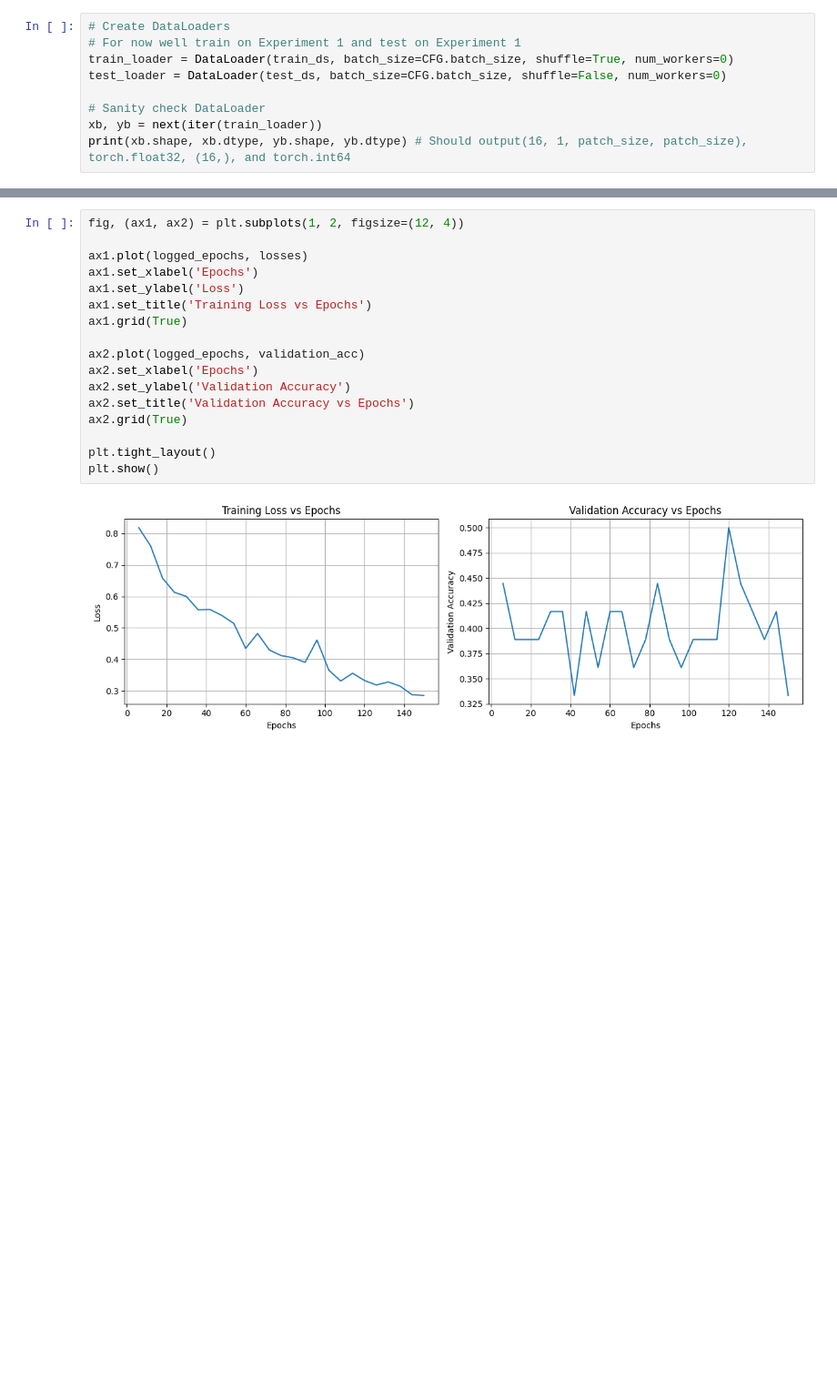
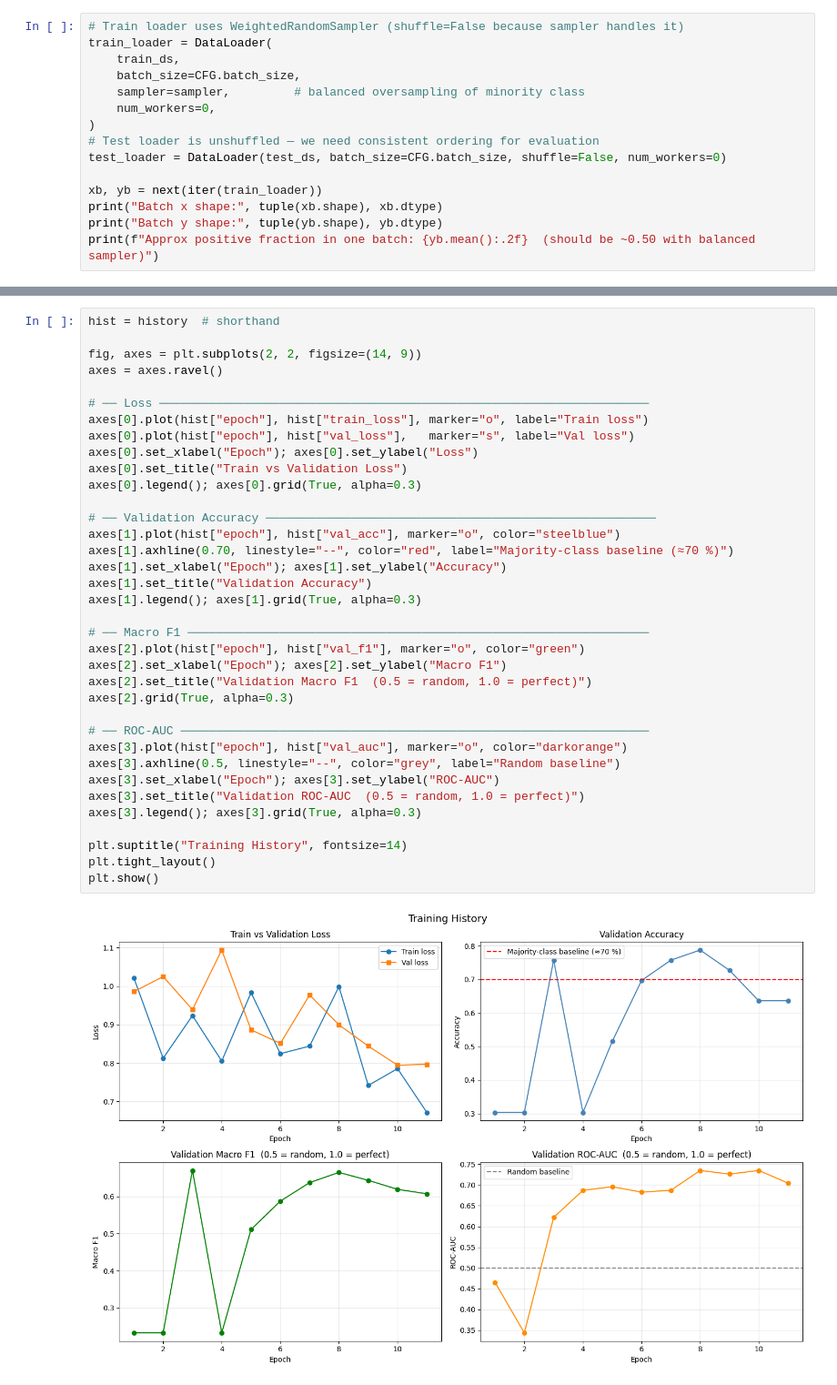
Before and after one commit to billhan5732/CS172B_Project, a Jupyter notebook: src/nick.ipynb, the cells around one changed output, grey strips where cells are left out. Shown at 91% size. Cells and saved outputs as stored; diff of their text form; blank space fills up the shorter version.

Commit message:
75% test CNN

```diff
--- a/src/nick.ipynb
+++ b/src/nick.ipynb
@@ -197,10 +369,16 @@ AttributeError: 'Config' object has no attribute 'exp1_export_root'
 # %%
-# Create DataLoaders
-# For now well train on Experiment 1 and test on Experiment 1
-train_loader = DataLoader(train_ds, batch_size=CFG.batch_size, shuffle=True, num_workers=0)
+# Train loader uses WeightedRandomSampler (shuffle=False because sampler handles it)
+train_loader = DataLoader(
+    train_ds,
+    batch_size=CFG.batch_size,
+    sampler=sampler,         # balanced oversampling of minority class
+    num_workers=0,
+)
+# Test loader is unshuffled — we need consistent ordering for evaluation
 test_loader = DataLoader(test_ds, batch_size=CFG.batch_size, shuffle=False, num_workers=0)
 
-# Sanity check DataLoader
 xb, yb = next(iter(train_loader))
-print(xb.shape, xb.dtype, yb.shape, yb.dtype) # Should output(16, 1, patch_size, patch_size), torch.float32, (16,), and torch.int64
+print("Batch x shape:", tuple(xb.shape), xb.dtype)
+print("Batch y shape:", tuple(yb.shape), yb.dtype)
+print(f"Approx positive fraction in one batch: {yb.mean():.2f}  (should be ~0.50 with balanced sampler)")
 # %% [output]
@@ -262,19 +629,38 @@ FileNotFoundError: [Errno 2] No such file or directory: '/Users/ningkaiyang/Desk
 # %%
-fig, (ax1, ax2) = plt.subplots(1, 2, figsize=(12, 4))
+hist = history  # shorthand
 
-ax1.plot(logged_epochs, losses)
-ax1.set_xlabel('Epochs')
-ax1.set_ylabel('Loss')
-ax1.set_title('Training Loss vs Epochs')
-ax1.grid(True)
+fig, axes = plt.subplots(2, 2, figsize=(14, 9))
+axes = axes.ravel()
 
-ax2.plot(logged_epochs, validation_acc)
-ax2.set_xlabel('Epochs')
-ax2.set_ylabel('Validation Accuracy')
-ax2.set_title('Validation Accuracy vs Epochs')
-ax2.grid(True)
+# ── Loss ─────────────────────────────────────────────────────────────────────
+axes[0].plot(hist["epoch"], hist["train_loss"], marker="o", label="Train loss")
+axes[0].plot(hist["epoch"], hist["val_loss"],   marker="s", label="Val loss")
+axes[0].set_xlabel("Epoch"); axes[0].set_ylabel("Loss")
+axes[0].set_title("Train vs Validation Loss")
+axes[0].legend(); axes[0].grid(True, alpha=0.3)
 
+# ── Validation Accuracy ───────────────────────────────────────────────────────
+axes[1].plot(hist["epoch"], hist["val_acc"], marker="o", color="steelblue")
+axes[1].axhline(0.70, linestyle="--", color="red", label="Majority-class baseline (≈70 %)")
+axes[1].set_xlabel("Epoch"); axes[1].set_ylabel("Accuracy")
+axes[1].set_title("Validation Accuracy")
+axes[1].legend(); axes[1].grid(True, alpha=0.3)
+
+# ── Macro F1 ─────────────────────────────────────────────────────────────────
+axes[2].plot(hist["epoch"], hist["val_f1"], marker="o", color="green")
+axes[2].set_xlabel("Epoch"); axes[2].set_ylabel("Macro F1")
+axes[2].set_title("Validation Macro F1  (0.5 = random, 1.0 = perfect)")
+axes[2].grid(True, alpha=0.3)
+
+# ── ROC-AUC ──────────────────────────────────────────────────────────────────
+axes[3].plot(hist["epoch"], hist["val_auc"], marker="o", color="darkorange")
+axes[3].axhline(0.5, linestyle="--", color="grey", label="Random baseline")
+axes[3].set_xlabel("Epoch"); axes[3].set_ylabel("ROC-AUC")
+axes[3].set_title("Validation ROC-AUC  (0.5 = random, 1.0 = perfect)")
+axes[3].legend(); axes[3].grid(True, alpha=0.3)
+
+plt.suptitle("Training History", fontsize=14)
 plt.tight_layout()
 plt.show()
 # %% [output]
-[figure, old version]
+[figure, new version]
```
Also changed, not shown: parts of 22 cells of this notebook.
